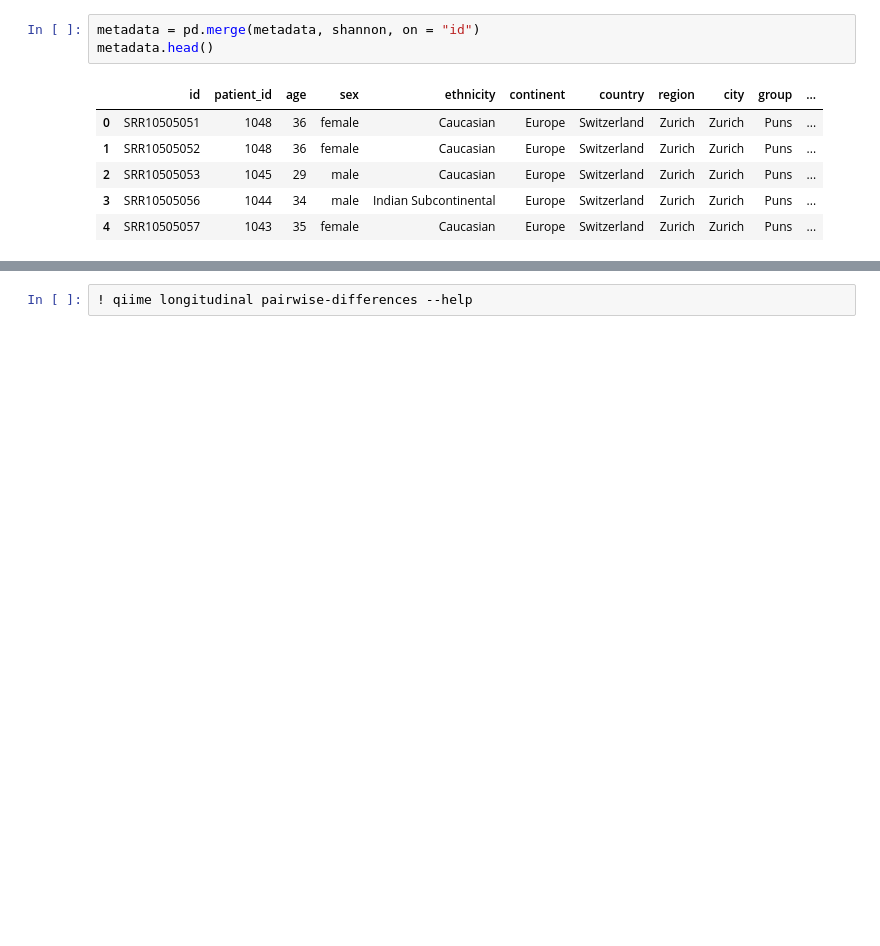
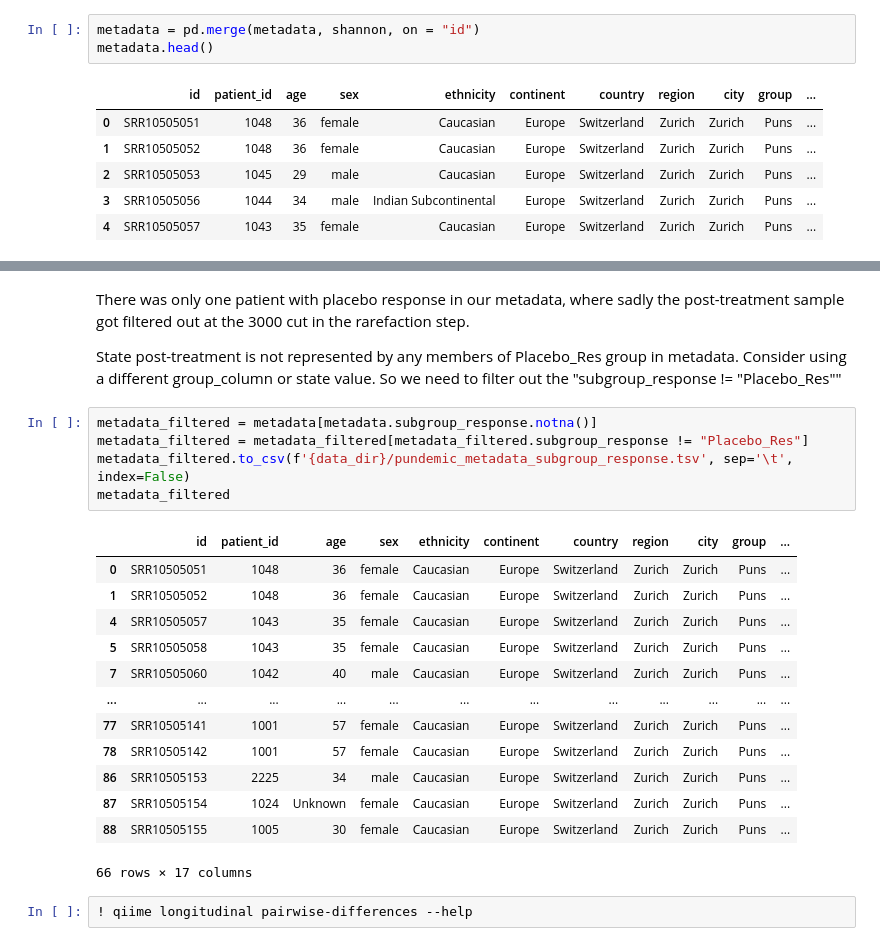
Before and after one commit to marie3003/pundemic, a Jupyter notebook: w5.2_alpha_diversity.ipynb, the cells around one changed output, grey strips where cells are left out. Cells and saved outputs as stored; diff of their text form; blank space fills up the shorter version.

```diff
--- a/w5.2_alpha_diversity.ipynb
+++ b/w5.2_alpha_diversity.ipynb
@@ -102,3 +98,27 @@ metadata_filtered.head()
+# %% [markdown]
+There was only one patient with placebo response in our metadata, where sadly the post-treatment sample got filtered out at the 3000 cut in the rarefaction step.
+
+State post-treatment is not represented by any members of Placebo_Res group in metadata. Consider using a different group_column or state value.
+So we need to filter out the "subgroup_response != "Placebo_Res""
+# %%
+metadata_filtered = metadata[metadata.subgroup_response.notna()]
+metadata_filtered = metadata_filtered[metadata_filtered.subgroup_response != "Placebo_Res"]
+metadata_filtered.to_csv(f'{data_dir}/pundemic_metadata_subgroup_response.tsv', sep='\t', index=False)
+metadata_filtered
+# %% [output]
+|  | id | patient_id | age | sex | ethnicity | continent | country | region | city | group | ... |
+| 0 | SRR10505051 | 1048 | 36 | female | Caucasian | Europe | Switzerland | Zurich | Zurich | Puns | ... |
+| 1 | SRR10505052 | 1048 | 36 | female | Caucasian | Europe | Switzerland | Zurich | Zurich | Puns | ... |
+| 4 | SRR10505057 | 1043 | 35 | female | Caucasian | Europe | Switzerland | Zurich | Zurich | Puns | ... |
+| 5 | SRR10505058 | 1043 | 35 | female | Caucasian | Europe | Switzerland | Zurich | Zurich | Puns | ... |
+| 7 | SRR10505060 | 1042 | 40 | male | Caucasian | Europe | Switzerland | Zurich | Zurich | Puns | ... |
+| ... | ... | ... | ... | ... | ... | ... | ... | ... | ... | ... | ... |
+| 77 | SRR10505141 | 1001 | 57 | female | Caucasian | Europe | Switzerland | Zurich | Zurich | Puns | ... |
+| 78 | SRR10505142 | 1001 | 57 | female | Caucasian | Europe | Switzerland | Zurich | Zurich | Puns | ... |
+| 86 | SRR10505153 | 2225 | 34 | male | Caucasian | Europe | Switzerland | Zurich | Zurich | Puns | ... |
+| 87 | SRR10505154 | 1024 | Unknown | female | Caucasian | Europe | Switzerland | Zurich | Zurich | Puns | ... |
+| 88 | SRR10505155 | 1005 | 30 | female | Caucasian | Europe | Switzerland | Zurich | Zurich | Puns | ... |
+66 rows × 17 columns
 # %%
 ! qiime longitudinal pairwise-differences --help
 # %%
```
Also changed, not shown: parts of 7 cells of this notebook, 4 other files.
